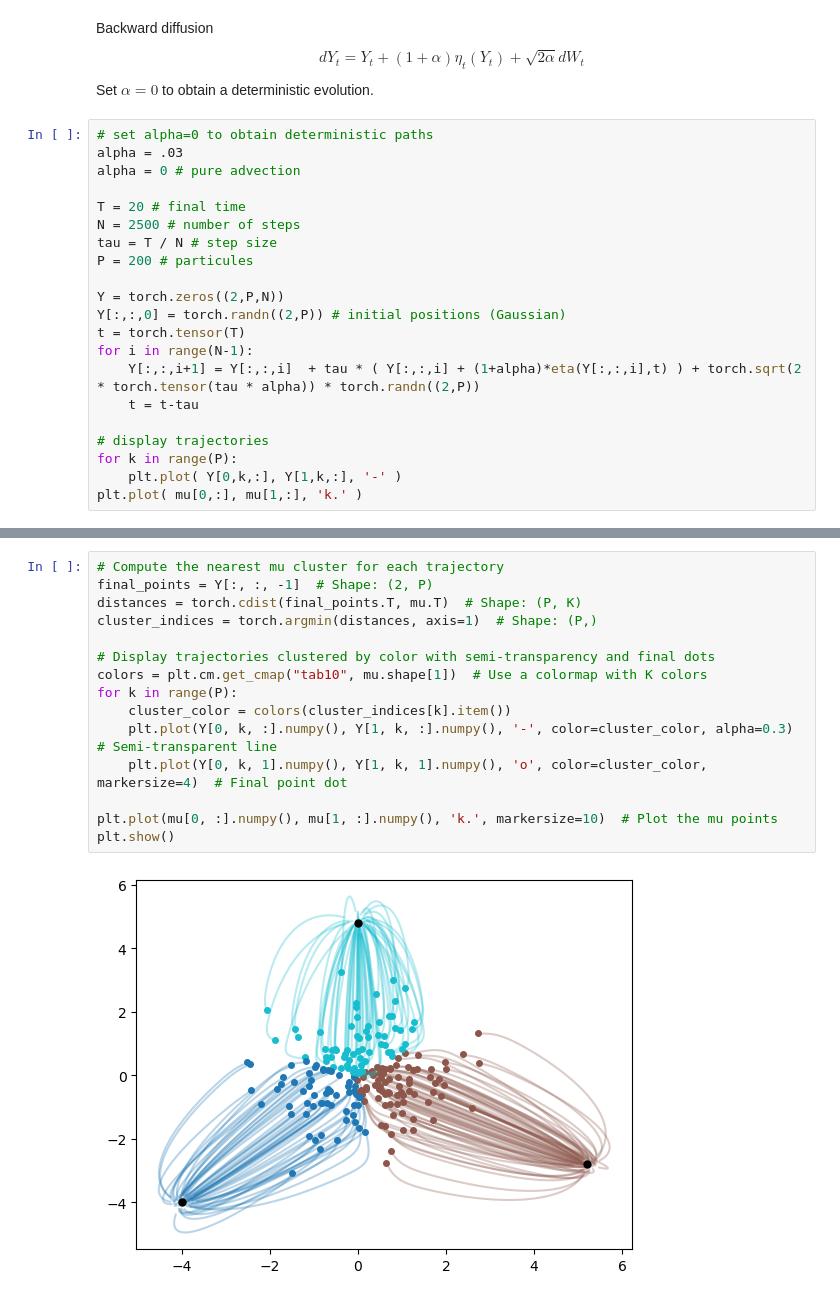
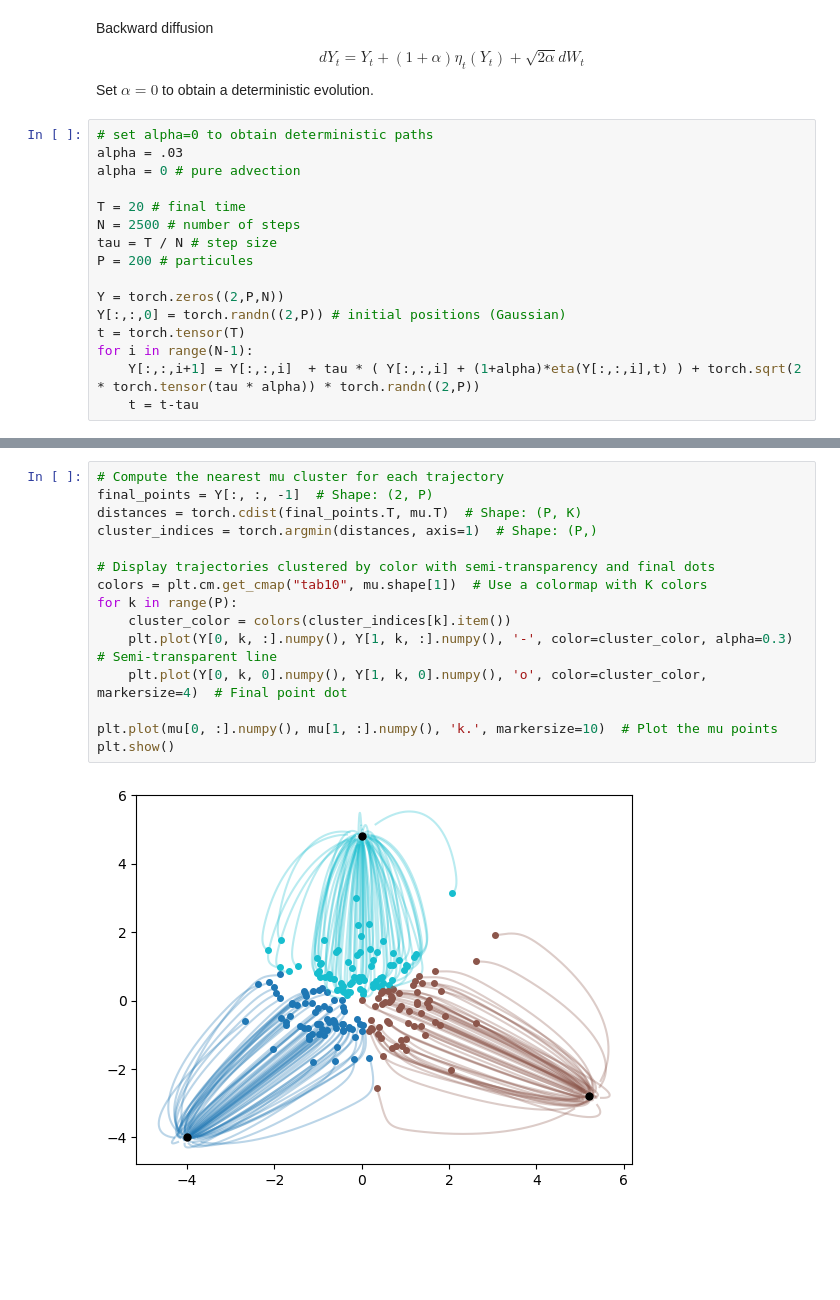
Before and after one commit to mathematical-tours/mathematical-tours.github.io, a Jupyter notebook: book-sources/diffusion-models/diffusion-2d.ipynb, the cells around one changed output, grey strips where cells are left out. Cells and saved outputs as stored; diff of their text form; blank space fills up the shorter version.

```diff
--- a/book-sources/diffusion-models/diffusion-2d.ipynb
+++ b/book-sources/diffusion-models/diffusion-2d.ipynb
@@ -57,8 +53,3 @@ t = torch.tensor(T)
 for i in range(N-1):
     Y[:,:,i+1] = Y[:,:,i]  + tau * ( Y[:,:,i] + (1+alpha)*eta(Y[:,:,i],t) ) + torch.sqrt(2 * torch.tensor(tau * alpha)) * torch.randn((2,P))
     t = t-tau
-
-# display trajectories
-for k in range(P):
-    plt.plot( Y[0,k,:], Y[1,k,:], '-' )
-plt.plot( mu[0,:], mu[1,:], 'k.' )
@@ -68,17 +56,17 @@ plt.plot( mu[0,:], mu[1,:], 'k.' )
 # %%
 # Compute the nearest mu cluster for each trajectory
 final_points = Y[:, :, -1]  # Shape: (2, P)
 distances = torch.cdist(final_points.T, mu.T)  # Shape: (P, K)
 cluster_indices = torch.argmin(distances, axis=1)  # Shape: (P,)
 
 # Display trajectories clustered by color with semi-transparency and final dots
 colors = plt.cm.get_cmap("tab10", mu.shape[1])  # Use a colormap with K colors
 for k in range(P):
     cluster_color = colors(cluster_indices[k].item())
     plt.plot(Y[0, k, :].numpy(), Y[1, k, :].numpy(), '-', color=cluster_color, alpha=0.3)  # Semi-transparent line
-    plt.plot(Y[0, k, 1].numpy(), Y[1, k, 1].numpy(), 'o', color=cluster_color, markersize=4)  # Final point dot
+    plt.plot(Y[0, k, 0].numpy(), Y[1, k, 0].numpy(), 'o', color=cluster_color, markersize=4)  # Final point dot
 
 plt.plot(mu[0, :].numpy(), mu[1, :].numpy(), 'k.', markersize=10)  # Plot the mu points
 plt.show()
 # %% [output]
-[figure, old version]
+[figure, new version]
```
Also changed, not shown: parts of 4 cells of this notebook, 33 other files.
